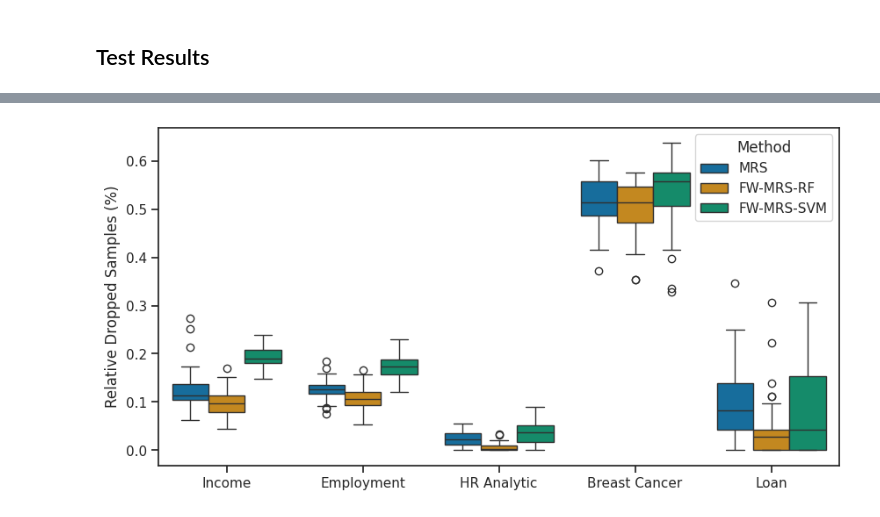
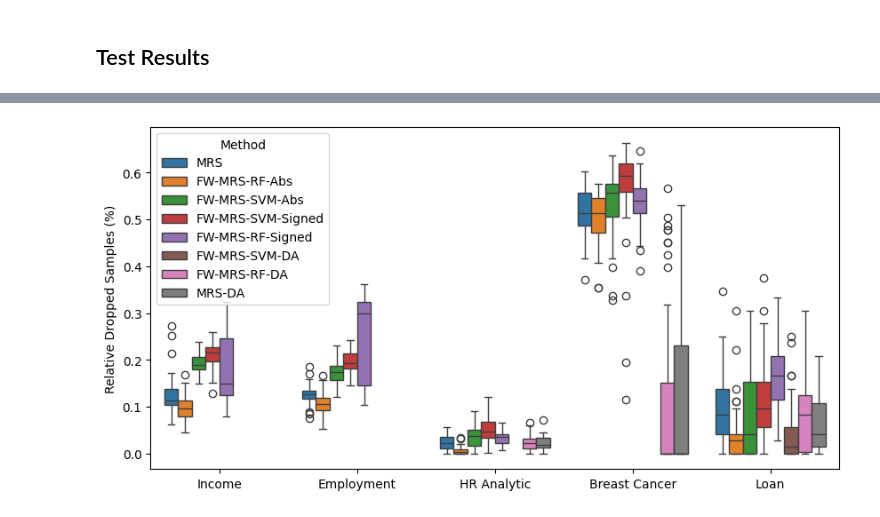
Before and after one commit to kramerlab/FeatureWeightDebiasing, a Jupyter notebook: notebooks/create_boxplots.ipynb, the cells around one changed output, grey strips where cells are left out. Drawn from its saved outputs; the diff is of its cells as text; code cells hidden in the pictures.

```diff
--- a/notebooks/create_boxplots.ipynb
+++ b/notebooks/create_boxplots.ipynb
@@ -61,7 +71,7 @@ result_df = pd.concat([result_df, auroc_result_df["AUROC"]], axis=1)
 # %% [markdown]
 ## Load MRS
 # %%
-mrs_dict_list = []
+""" mrs_dict_list = []
 mrs_auroc_dict_list = []
 
 for dataset in datasets:
@@ -73,7 +83,10 @@ for dataset in datasets:
         for bias_strength in bias_strengths:
             dropped_samples_file_name = result_path / dataset / bias_type /  bias_strength/ "mrs-forest" / "validation" / "dropped_samples_individual_val_dict.json"
             auroc_file_name = result_path / dataset / bias_type /  bias_strength/ "mrs-forest" / "validation"/ "auroc_individual_val_dict.json"
-            dropped_samples_file = pd.read_json(str(dropped_samples_file_name), orient="records", typ="series", convert_axes=False)
+            try:
+                dropped_samples_file = pd.read_json(str(dropped_samples_file_name), orient="records", typ="series", convert_axes=False)
+            except FileNotFoundError:
+                    continue
             auroc_file = pd.read_json(str(auroc_file_name), orient="records", typ="series", convert_axes=False)
             mrs_dict_list.append(
                 {
@@ -88,4 +101,4 @@ for dataset in datasets:
 mrs_result_df = pd.DataFrame(data=mrs_dict_list)
 mrs_result_df = mrs_result_df.explode("Dropped Samples")
 mrs_result_df["Temperature"] = "MRS"
-mrs_result_df["AUROC"] = mrs_auroc_dict_list
+mrs_result_df["AUROC"] = mrs_auroc_dict_list """
@@ -165,20 +180,25 @@ plt.savefig("diagrams/auroc_per_temperature_fixed.pdf")
 # %% [markdown]
 ## Plot per method
 # %%
-methods_list = ["fw-mrs-temperature",  "fw-mrs-temperature-svm", "mrs-forest"]
 aurocs = []
 auprcs = []
 dict_list = []
+auroc_dict_list = []
 for dataset in datasets:
     for bias_type in bias_types:
-        for method in methods_list:
+        for method in method_name_replacer.keys():
             if bias_type == "mean_difference":
                 bias_strengths = mean_bias_strengthts
             else :
                 bias_strengths = less_bias_strengths
             for bias_strength in bias_strengths:
                 dropped_samples_file = result_path / dataset / bias_type /  bias_strength/ method / "classification_results" / "dropped_samples.json"
-                dropped_samples_file = pd.read_json(str(dropped_samples_file), typ="series")
+                auroc_file_name = result_path / dataset / bias_type /  bias_strength/ method / "classification_results"/ "rf_auroc.json"
+                try:
+                    dropped_samples_file = pd.read_json(str(dropped_samples_file), typ="series")
+                    auroc_file = pd.read_json(str(auroc_file_name), orient="records", typ="series", convert_axes=False)
+                except FileNotFoundError:
+                    continue
                 dict_list.append(
                     {
                         "Dropped Samples": dropped_samples_file,
@@ -188,8 +208,17 @@ for dataset in datasets:
                         "bias_strength": bias_strength,
                     }
                                 )
+                auroc_dict_list.append(
+                    {
+                        "AUROC": auroc_file
+                    }
+                                )
 result_df = pd.DataFrame(data=dict_list)
+auroc_result_df = pd.DataFrame(data=auroc_dict_list)
+auroc_result_df = auroc_result_df.explode(column="AUROC", ignore_index=True)
 result_df = result_df.explode(column="Dropped Samples", ignore_index=True)
-result_df = result_df.replace({"fw-mrs-temperature": "FW-MRS-RF", "mrs-forest": "MRS", "fw-mrs-temperature-svm": "FW-MRS-SVM"})
-result_df = result_df.replace({"folktables_employment": "Employment", "folktables_income": "Income",
-                               "breast_cancer": "Breast Cancer", "hr_analytics": "HR Analytic", "loan_prediction": "Loan"})
+result_df = pd.concat([result_df, auroc_result_df["AUROC"]], axis=1)
+#result_df = pd.concat([result_df, mrs_result_df], axis=0)
+result_df = result_df.replace(method_name_replacer)
+result_df = result_df.replace(data_set_replacer)
+# result_df = result_df.drop(columns=["Temperature"])
@@ -221,8 +261,8 @@ result_df
 # %%
 plt.figure(figsize=(10, 5))
 sns.boxplot(data=result_df, y="Dropped Samples", x="Data Set", hue="Method",
             order=["Income", "Employment", "HR Analytic", "Breast Cancer", "Loan"],
-            hue_order=["MRS","FW-MRS-RF", "FW-MRS-SVM"]).set(xlabel=None, ylabel="Relative Dropped Samples (%)")
+            hue_order=method_name_replacer.values()).set(xlabel=None, ylabel="Relative Dropped Samples (%)")
 plt.savefig("diagrams/relative_dropped_samples_per_method_complete.pdf", bbox_inches="tight")
 # %% [output]
-[figure, old version]
+[figure, new version]
```
Also changed, not shown: parts of 13 cells of this notebook, 15 other files.
